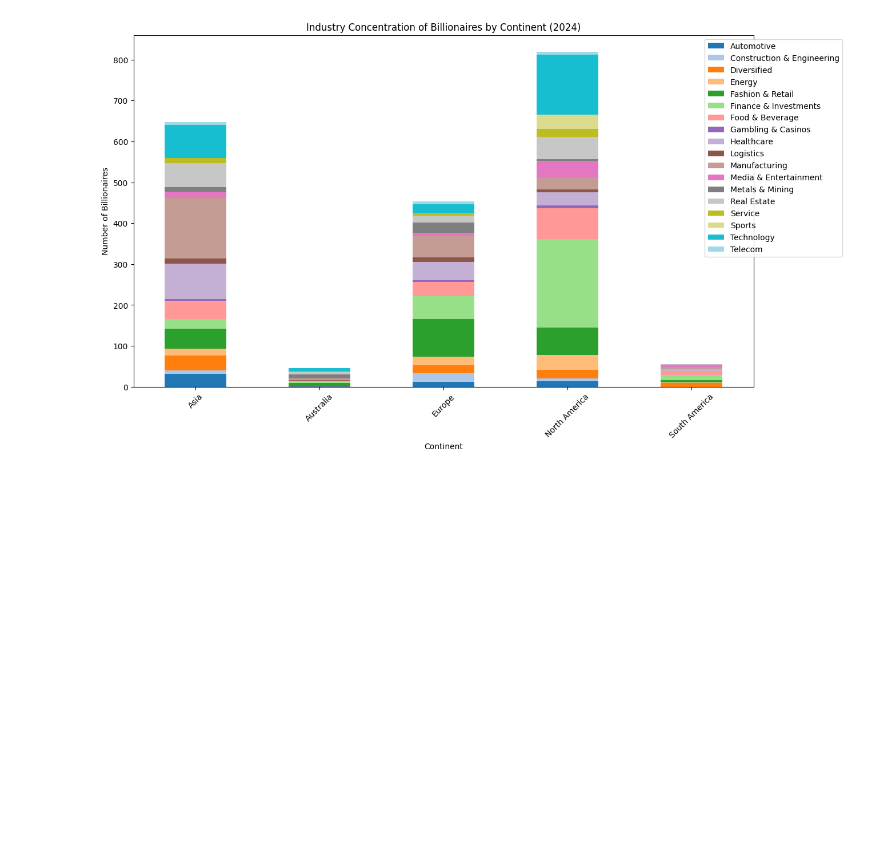
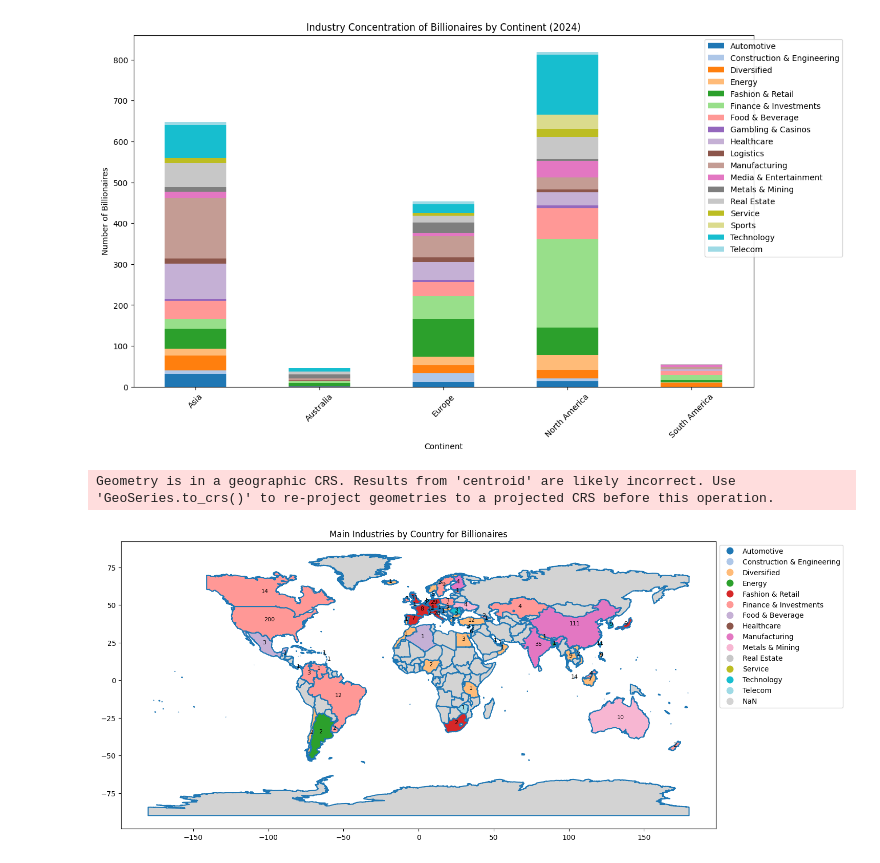
Before and after one commit to YUHA0JIANG/data, a Jupyter notebook: My data.ipynb, the cells around one changed output. Cells and saved outputs as stored; diff of their text form; code cells hidden in the pictures; blank space fills up the shorter version.

```diff
--- a/My data.ipynb
+++ b/My data.ipynb
@@ -428,4 +428,71 @@ import matplotlib.pyplot as plt
 
 # 加载世界地图 shapefile 文件
 world = gpd.read_file('/Users/jiangyuhao/CODE1161/data/ne_10m_admin_0_countries')
+# %%
+
+# 标准化国家名称
+data['country_of_citizenship'] = data['country_of_citizenship'].replace({
+    'United States': 'United States of America',
+    'Russia': 'Russian Federation',
+    # 添加更多需要匹配的国家名称
+})
+
+# 处理 MultiPolygon，确保我们可以正确迭代其中的部分
+def extract_largest_polygon(geometry):
+    if isinstance(geometry, MultiPolygon):
+        largest_polygon = max(geometry.geoms, key=lambda a: a.area)
+        return largest_polygon
+    return geometry
+
+# 对每个几何体应用处理函数
+world['geometry'] = world['geometry'].apply(extract_largest_polygon)
+
+# 统计每个国家在各个行业中的亿万富翁数量
+country_industry_distribution = data.groupby(['country_of_citizenship', 'business_category']).size().unstack(fill_value=0)
+
+# 将亿万富翁数量最多的行业标记为该国的主要行业
+country_industry_max = country_industry_distribution.idxmax(axis=1)
+country_industry_max.name = 'business_category'
+
+# 计算每个国家的亿万富翁总数
+country_industry_max_counts = country_industry_distribution.sum(axis=1)
+country_industry_max_counts.name = 'billionaire_count'
+
+# 获取主要行业对应的亿万富翁数量
+country_industry_max_value = country_industry_distribution.max(axis=1)
+country_industry_max_value.name = 'billionaire_count_max'
+
+# 确保合并前没有重复的列
+if 'business_category' in world.columns:
+    world = world.drop(columns=['business_category'])
+if 'billionaire_count' in world.columns:
+    world = world.drop(columns=['billionaire_count'])
+if 'billionaire_count_max' in world.columns:
+    world = world.drop(columns=['billionaire_count_max'])
+
+# 使用正确的列名进行合并
+world = world.merge(country_industry_max, how="left", left_on="NAME", right_index=True)
+world = world.merge(country_industry_max_counts, how="left", left_on="NAME", right_index=True)
+world = world.merge(country_industry_max_value, how="left", left_on="NAME", right_index=True)
+
+# 绘制地图
+fig, ax = plt.subplots(1, 1, figsize=(15, 10))
+
+# 绘制世界地图，国家边界
+world.boundary.plot(ax=ax)
+
+# 用颜色表示不同国家的主要行业
+world.plot(column='business_category', ax=ax, legend=True,
+           legend_kwds={'bbox_to_anchor': (1, 1)}, cmap='tab20', missing_kwds={'color': 'lightgrey'})
+
+# 添加主要行业对应的亿万富翁数量
+for x, y, label in zip(world.geometry.centroid.x, world.geometry.centroid.y, world['billionaire_count_max']):
+    if pd.notna(label):
+        ax.text(x, y, f"{int(label)}", fontsize=8, ha='center', color='black')
+
+plt.title('Main Industries by Country for Billionaires')
+plt.show()
+# %% [output]
+Geometry is in a geographic CRS. Results from 'centroid' are likely incorrect. Use 'GeoSeries.to_crs()' to re-project geometries to a projected CRS before this operation.
+[figure, added]
 # %%
```
Also changed, not shown: parts of 1 cell of this notebook.
